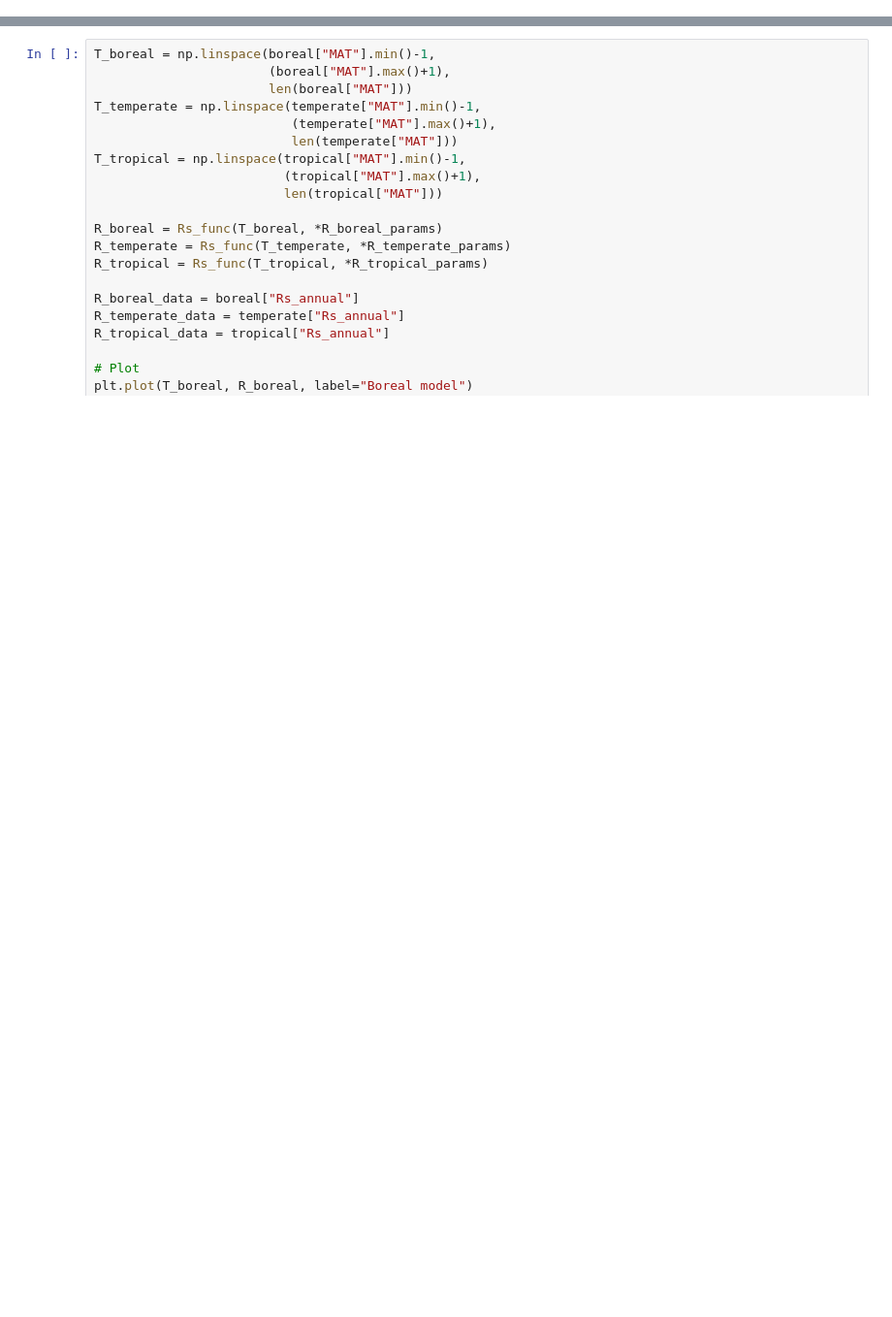
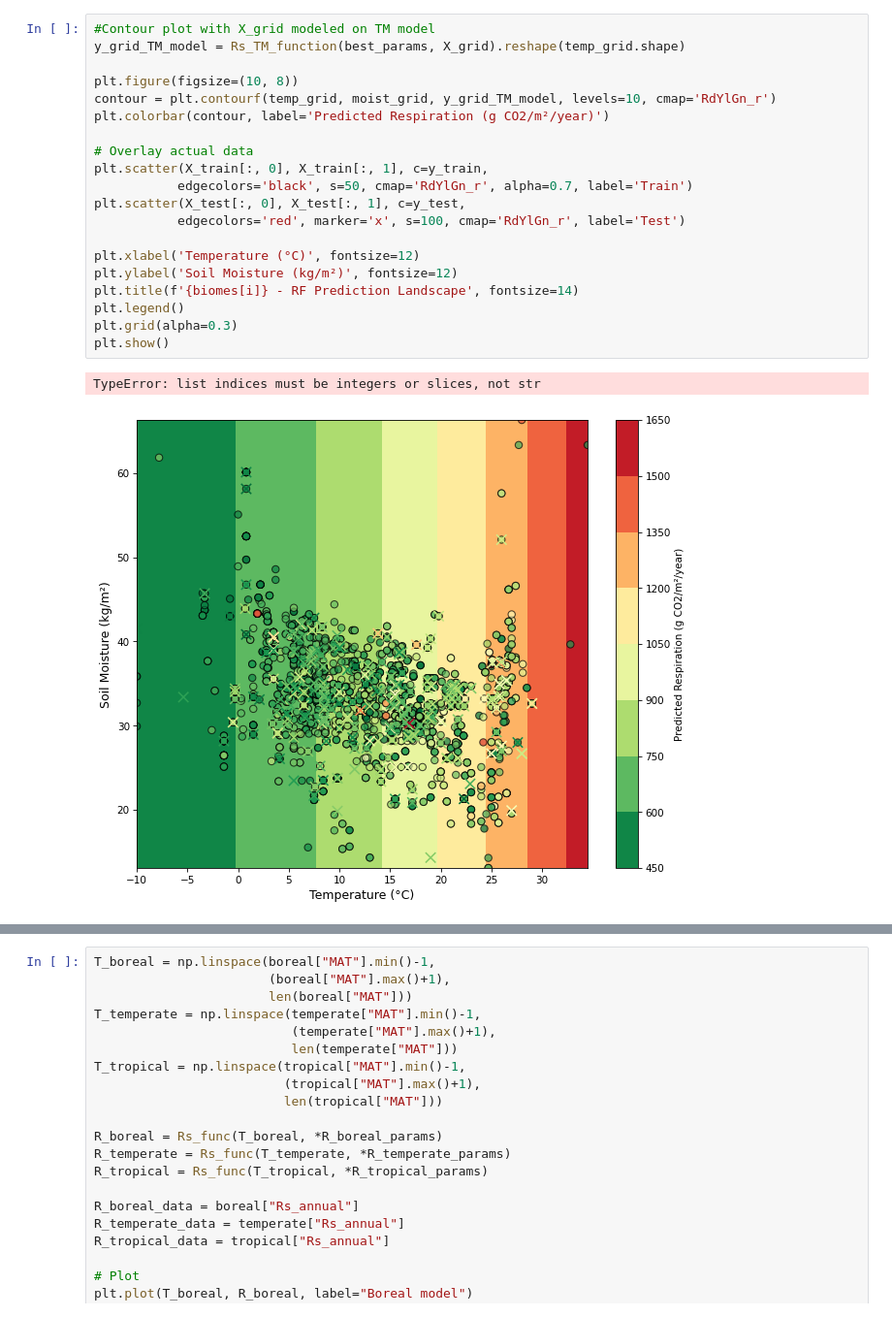
Before and after one commit to vinmk-git/Soil-Respiration-Model, a Jupyter notebook: soilRmodel.ipynb, the cells around one changed output, grey strips where cells are left out. Shown at 97% size. Saved outputs shown, nothing was run; the diff lists cells and outputs as text; blank space fills up the shorter version.

```diff
--- a/soilRmodel.ipynb
+++ b/soilRmodel.ipynb
@@ -444,0 +549,23 @@ Random forest regressor R² for Tropical biomes: 0.557
+# %%
+#Contour plot with X_grid modeled on TM model
+y_grid_TM_model = Rs_TM_function(best_params, X_grid).reshape(temp_grid.shape)
+
+plt.figure(figsize=(10, 8))
+contour = plt.contourf(temp_grid, moist_grid, y_grid_TM_model, levels=10, cmap='RdYlGn_r')
+plt.colorbar(contour, label='Predicted Respiration (g CO2/m²/year)')
+
+# Overlay actual data
+plt.scatter(X_train[:, 0], X_train[:, 1], c=y_train,
+           edgecolors='black', s=50, cmap='RdYlGn_r', alpha=0.7, label='Train')
+plt.scatter(X_test[:, 0], X_test[:, 1], c=y_test,
+           edgecolors='red', marker='x', s=100, cmap='RdYlGn_r', label='Test')
+
+plt.xlabel('Temperature (°C)', fontsize=12)
+plt.ylabel('Soil Moisture (kg/m²)', fontsize=12)
+plt.title(f'{biomes[i]} - RF Prediction Landscape', fontsize=14)
+plt.legend()
+plt.grid(alpha=0.3)
+plt.show()
+# %% [output]
+TypeError: list indices must be integers or slices, not str
+[figure, added]
```
Also changed, not shown: parts of 24 cells of this notebook, 1 other file.
